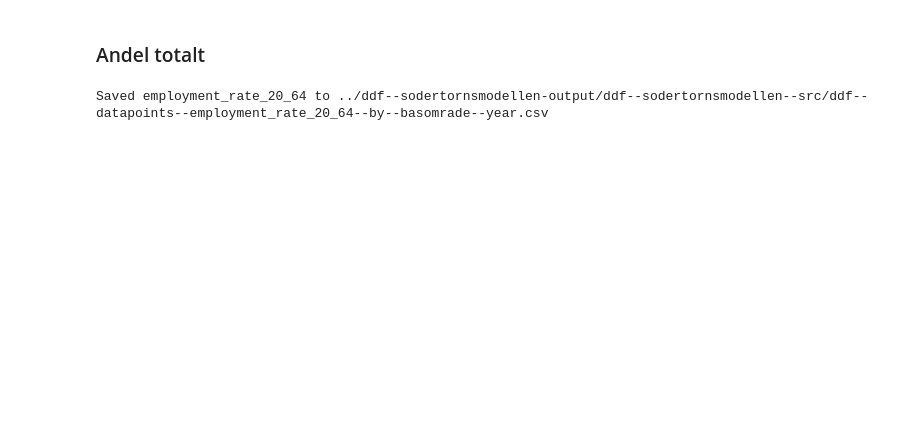
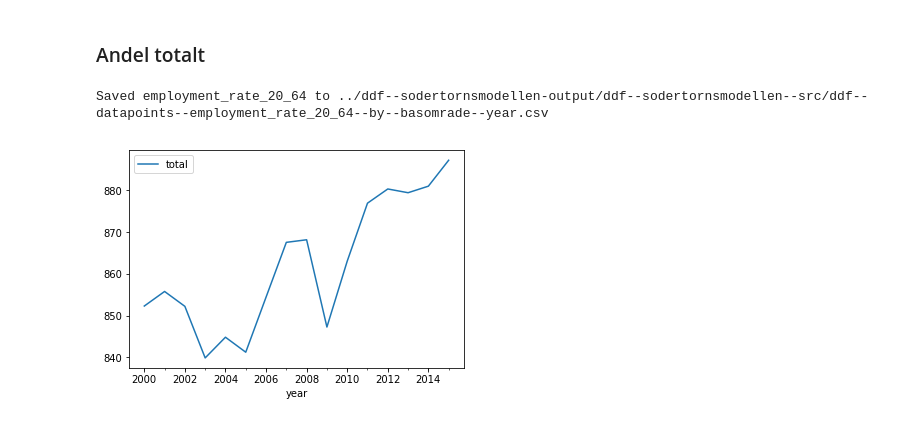
Before and after one commit to geoinfobyran/sodertornsmodellen-update, a Jupyter notebook: employed.ipynb, the cells around one changed output. Drawn from its saved outputs; the diff is of its cells as text; code cells hidden in the pictures; blank space fills up the shorter version.

```diff
--- a/employed.ipynb
+++ b/employed.ipynb
@@ -168,6 +224,10 @@ rate['rate'] = rate['value'] / rate['total_value']
 rate = rate[['basomrade', 'year', 'rate']]
 rate = rate.rename(columns={'rate': 'value'})
 # %%
-appendNewDatapoints(concept, rate)
+total = appendNewDatapoints(concept, rate)
 # %% [output]
 Saved employment_rate_20_64 to ../ddf--sodertornsmodellen-output/ddf--sodertornsmodellen--src/ddf--datapoints--employment_rate_20_64--by--basomrade--year.csv
+# %%
+plotcombined(total, 'total')
+# %% [output]
+[figure, added]
```
Also changed, not shown: parts of 9 cells of this notebook, 2 other files.
